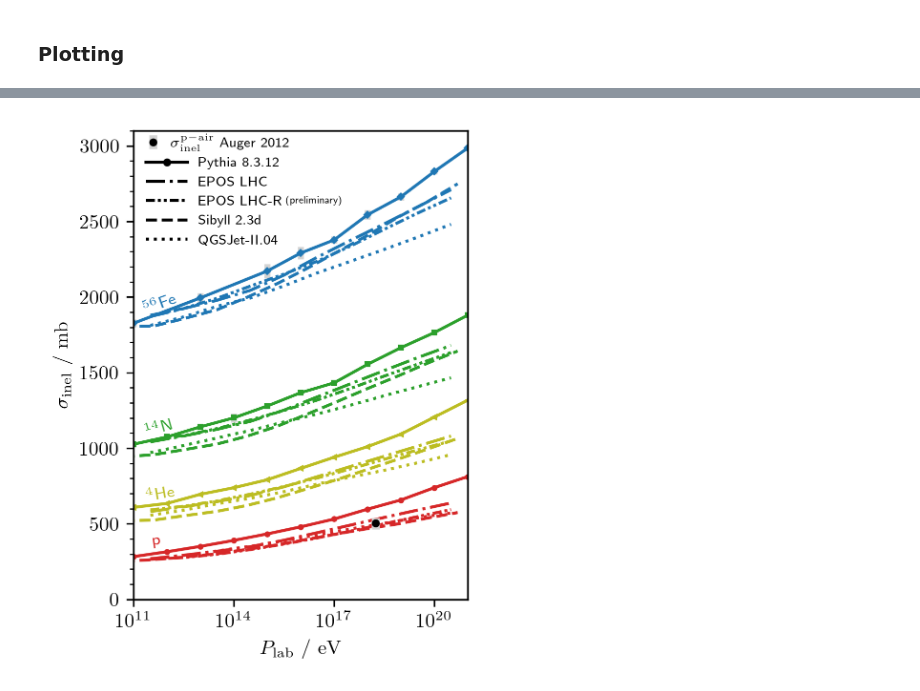
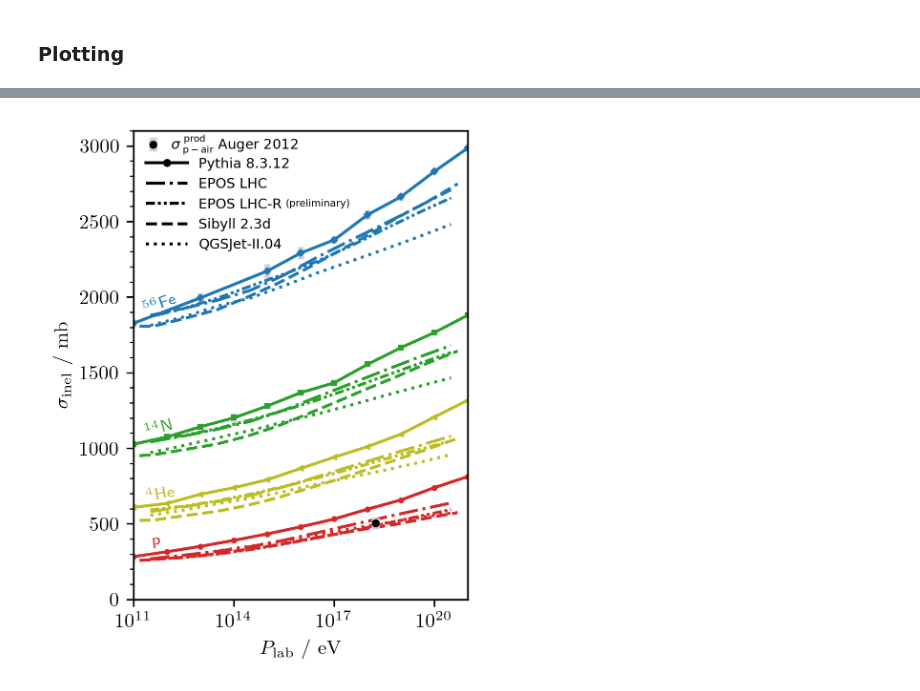
Before and after one commit to gaudu/pythia8312, a Jupyter notebook: examples/pythia8312_xsec_plotting.ipynb, the cells around one changed output, grey strips where cells are left out. Drawn from its saved outputs; the diff is of its cells as text; code cells hidden in the pictures.

```diff
--- a/examples/pythia8312_xsec_plotting.ipynb
+++ b/examples/pythia8312_xsec_plotting.ipynb
@@ -322,10 +322,11 @@ ax.set(xlabel=r"$P_\mathrm{lab}$ / $\mathrm{eV}$", ylabel=r"$\sigma_\mathrm{inel
 ax.xaxis.label.set_size(14)
 ax.yaxis.label.set_size(14)
 
+plt.rcParams['text.usetex'] = False
 plt.rcParams['font.family'] = 'sans-serif'
 plt.rcParams['font.sans-serif'] = ['DejaVu Sans']
 
-ax.plot(xs_p_O_py8307[0,:], xs_p_O_py8307[1,:] * 0.9, "-", color="tab:olive", label=r"Pythia 8.307 ($\sigma_\mathrm{tot} \times f_\mathrm{inel}$)")
+#ax.plot(xs_p_O_py8307[0,:], xs_p_O_py8307[1,:] * 0.9, "-", color="tab:olive", label=r"Pythia 8.307 ($\sigma_\mathrm{tot} \times f_\mathrm{inel}$)")
 #ax.errorbar(elab_py8310, xs_p_O_py8310, yerr=xs_p_O_py8310_err, c='tab:purple', fmt='o', ms=2, ecolor='lightgrey', elinewidth=4, ls='--')
 #ax.plot([None], [None], ls='--', color="tab:purple", label="Pythia 8.3.10")
 #ax.errorbar(p_O_dataframe['elab']*1e9, xs_p_O_py8311, yerr=xs_p_O_py8311_err, c='tab:orange', fmt='o', ms=2, ecolor='lightgrey', elinewidth=4, ls='--')
@@ -342,11 +343,13 @@ ax.legend(loc='upper left', bbox_to_anchor=(0, 0.94), fontsize="small", frameon=
 ax3 = ax.twinx()
 ax3.set_ylim(ax.get_ylim())
 ax3.get_yaxis().set_visible(False)
-ax3.errorbar(10**18.24, 505, yerr=[[pair_total_error_neg], [pair_total_error_pos]], c='black', fmt='o', ms=3, ecolor='lightgrey', elinewidth=4, label=r"$\sigma^\mathrm{p-air}_\mathrm{inel}$ Auger 2012")
-#ax3.errorbar(10**18.24, 505, yerr=[[pair_total_error_neg], [pair_total_error_pos]], c='black', fmt='o', ms=3, ecolor='lightgrey', elinewidth=4, label="$\sigma^{\\ p-air}_{inel}$ Auger 2012 & 2015")
+ax3.errorbar(10**18.24, 505, yerr=[[pair_total_error_neg], [pair_total_error_pos]], c='black', fmt='o', ms=3, ecolor='lightgrey', elinewidth=4, label=r"$\sigma^\mathrm{p-air}_\mathrm{prod}$ Auger 2012")
+#ax3.errorbar(10**18.24, 505, yerr=[[pair_total_error_neg], [pair_total_error_pos]], c='black', fmt='o', ms=3, ecolor='lightgrey', elinewidth=4, label="$\sigma^\mathrm{p-air}_\mathrm{prod}$ Auger 2012 & 2015")
 #ax3.errorbar(10**17.9, 457.5, yerr=17.8, c='black', fmt='o', ms=3, ecolor='lightgrey', elinewidth=4)
 #ax3.errorbar(10**18.2, 485.8, yerr=15.8, c='black', fmt='o', ms=3, ecolor='lightgrey', elinewidth=4)
 ax3.legend(loc='upper left', bbox_to_anchor=(0, 1.04), fontsize="small", frameon=False, handlelength=1.5)
+
+plt.rcParams['text.usetex'] = True
 
 ax2 = ax.twinx()
 ax2.get_yaxis().set_visible(False)
@@ -472,36 +575,37 @@ ax.plot(xs_p_N_qgsjetII04[0]*1e9, xs_p_N_qgsjetII04[1], ':', color="tab:red")
 #ax.plot([None], [None], ls='-', color="tab:red", label="p")
 ax.text(10 ** 11.7, 360, "p", fontsize="small", ha='center', color='tab:red', rotation=8)
 
+plt.rcParams['text.usetex'] = False
 plt.rcParams['font.family'] = 'sans-serif'
 plt.rcParams['font.sans-serif'] = ['DejaVu Sans']
 
 ax.plot([None], [None], ".-", color="black", label="Pythia 8.3.12")
 ax.plot([None], [None], "-.", color="black", label="EPOS LHC")
 ax.plot([None], [None], linestyle=(0, (3, 1, 1, 1, 1, 1)), color="black", label="EPOS LHC-R")
-ax.text(10 ** 15.55, 2670, '(preliminary)', fontsize=5, verticalalignment='top', horizontalalignment='left')
+ax.text(10 ** 15.55, 2650, '(preliminary)', fontsize=5, verticalalignment='top', horizontalalignment='left')
 
 ax.plot([None], [None], "--", color="black", label="Sibyll 2.3d")
 ax.plot([None], [None], ":", color="black", label="QGSJet-II.04")
 
 #ax.text(10 ** 20, 200, "X $^{14}$N", fontsize="small", ha='center', color='black')
 ax.legend(loc='upper left', bbox_to_anchor=(0, 0.97), fontsize="x-small", frameon=False, handlelength=3)
 
 #ax.grid(visible=True, which='major', axis='y', alpha=0.3)
 ax.set_yticks([0, 500, 1000, 1500, 2000, 2500, 3000])
 ax.set_yticks(range(0, 3200, 100), minor=True)
 ax.yaxis.set_ticks_position('both')
 ax.tick_params(axis='y', which='both', labelright=False)
 
 #ax.tick_params(axis='both', which='major', width=0.5, labelsize=7)
 
 ax2 = ax.twinx()
 ax2.set_ylim(ax.get_ylim())
 ax2.get_yaxis().set_visible(False)
-ax2.errorbar(10**18.24, 505, yerr=[[pair_total_error_neg], [pair_total_error_pos]], c='black', fmt='o', ms=3, ecolor='lightgrey', elinewidth=4, label=r"$\sigma^\mathrm{p-air}_\mathrm{inel}$ Auger 2012")
+ax2.errorbar(10**18.24, 505, yerr=[[pair_total_error_neg], [pair_total_error_pos]], c='black', fmt='o', ms=3, ecolor='lightgrey', elinewidth=4, label=r"$\sigma^\mathrm{~prod}_\mathrm{~p-air}$ Auger 2012")
 ax2.legend(loc='upper left', bbox_to_anchor=(0, 1.02), fontsize="x-small", frameon=False, handlelength=1)
 
 fig.tight_layout()
 fig.savefig("xs_inel_XN.pdf", format='pdf')
 fig.savefig("xs_inel_XN.png", dpi=300)
 # %% [output]
-[figure, old version]
+[figure, new version]
```
Also changed, not shown: parts of 7 cells of this notebook.
